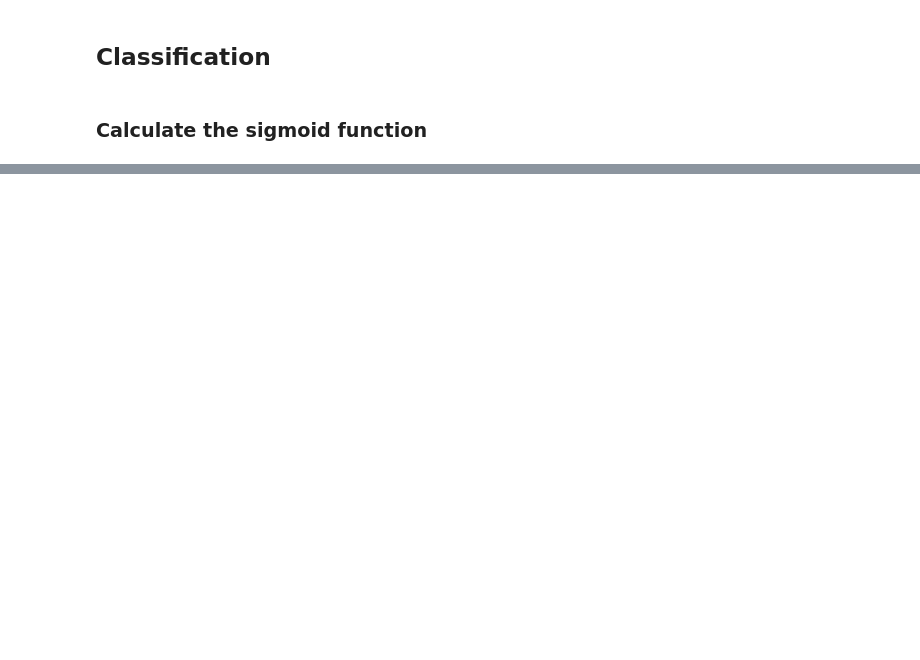
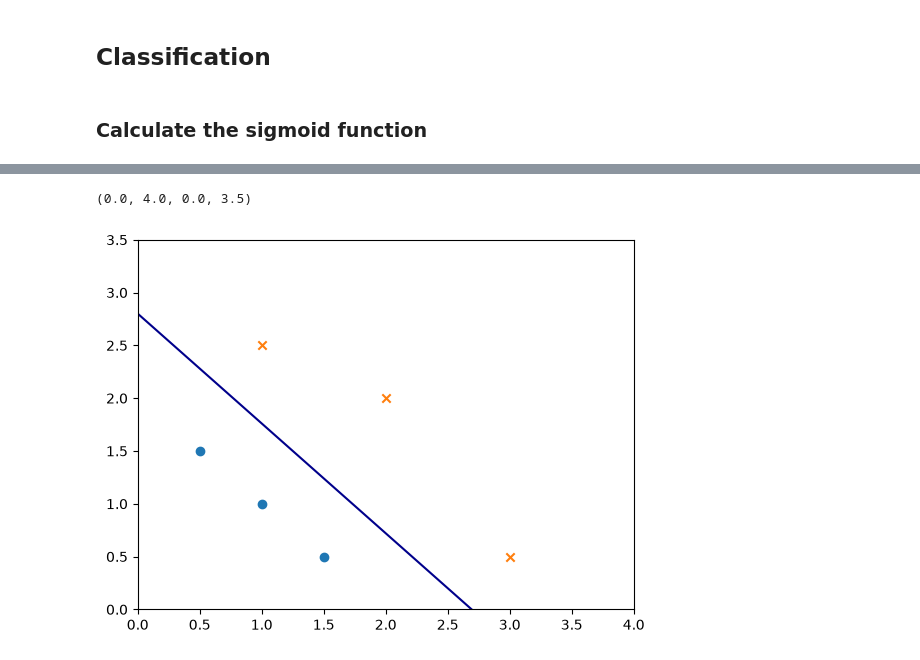
Before and after one commit to DeyNik/andrew-ng-ml-dl-notebooks, a Jupyter notebook: ml-specialization/c1_w3_classification.ipynb, the cells around one changed output, grey strips where cells are left out. Cells and saved outputs as stored; diff of their text form; code cells hidden in the pictures; blank space fills up the shorter version.

```diff
--- a/ml-specialization/c1_w3_classification.ipynb
+++ b/ml-specialization/c1_w3_classification.ipynb
@@ -37,0 +110,30 @@ def cost_function():
+# %%
+import copy , math
+
+def gradient_descent(X, y, w_in, b_in, alpha, num_iters):
+    J_history= []
+    w = copy.deepcopy(w_in)
+    b = b_in
+
+    for i in range(num_iters):
+        dj_db , dj_dw = compute_gradient_logistic(X,y, w, b)
+
+        w = w - alpha* dj_dw
+        b = b - alpha* dj_db
+
+        if i<100000:
+            J_history.append( compute_cost_logistic(X, y, w, b))
+
+        if i% math.ceil(num_iters / 10) == 0:
+            print(f"Iteration {i:4d}: Cost {J_history[-1]}   ")
+
+    return w, b, J_history
+# %%
+
+w_tmp  = np.zeros_like(X_train[0])
+b_tmp  = 0.
+alph = 0.1
+iters = 10000
+
+w_out, b_out, _ = gradient_descent(X_train, y_train, w_tmp, b_tmp, alph, iters)
+print(f"\nupdated parameters: w:{w_out}, b:{b_out}")
@@ -37,0 +153,13 @@ def cost_function():
+# %%
+
+x0 = - b_out/w_out[0]
+x1 = -b_out/w_out[1]
+plt.plot([0,x0],[x1,0], c='darkblue')
+
+plt.scatter(X_train[y_train==0,0],X_train[y_train==0,1], marker='o')
+plt.scatter(X_train[y_train==1,0],X_train[y_train==1,1], marker='x')
+
+plt.axis([0, 4, 0, 3.5])
+# %% [output]
+(0.0, 4.0, 0.0, 3.5)
+[figure, added]
```
Also changed, not shown: parts of 15 cells of this notebook.
